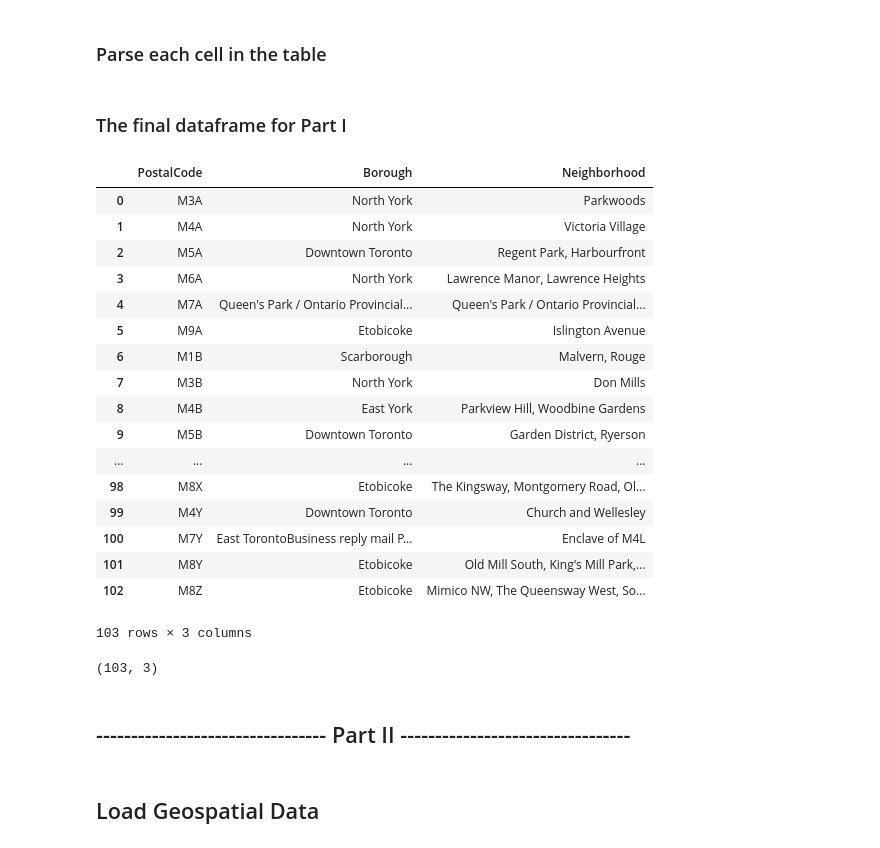
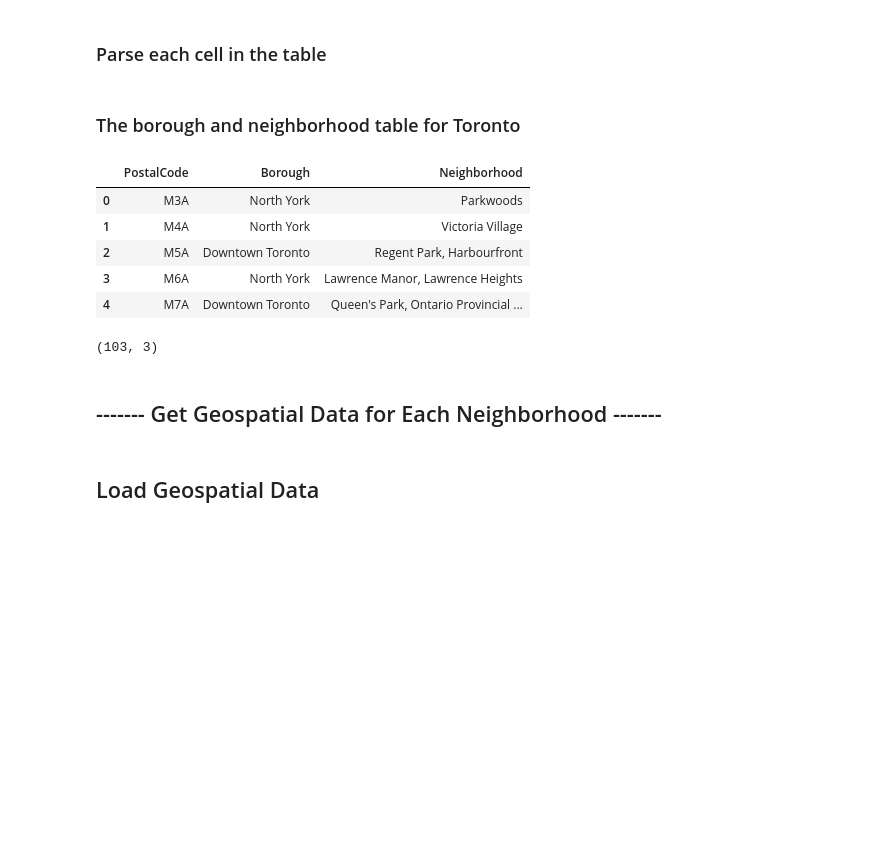
Before and after one commit to LangQian/Coursera_Capstone, a Jupyter notebook: Applied Data Science Capstone.ipynb, the cells around one changed output. Drawn from its saved outputs; the diff is of its cells as text; code cells hidden in the pictures; blank space fills up the shorter version.

```diff
--- a/Applied Data Science Capstone.ipynb
+++ b/Applied Data Science Capstone.ipynb
@@ -40,35 +45,23 @@ for index, row in postal_codes.iterrows():
                 # For neighborhoods string, replace " /" with ","
                 neighborhood = cell[neighborhood_begin + 1 : neighborhood_end].replace(' /', ',')
             neighborhoods = neighborhoods.append({'PostalCode': postal_code, 'Borough': borough, 'Neighborhood': neighborhood}, ignore_index=True)
-# %% [markdown]
-### The final dataframe for Part I
+# %% [markdown]
+### The borough and neighborhood table for Toronto
 # %%
-neighborhoods
+neighborhoods.head()
 # %% [output]
 |  | PostalCode | Borough | Neighborhood |
 | 0 | M3A | North York | Parkwoods |
 | 1 | M4A | North York | Victoria Village |
 | 2 | M5A | Downtown Toronto | Regent Park, Harbourfront |
 | 3 | M6A | North York | Lawrence Manor, Lawrence Heights |
-| 4 | M7A | Queen's Park / Ontario Provincial... | Queen's Park / Ontario Provincial... |
-| 5 | M9A | Etobicoke | Islington Avenue |
-| 6 | M1B | Scarborough | Malvern, Rouge |
-| 7 | M3B | North York | Don Mills |
-| 8 | M4B | East York | Parkview Hill, Woodbine Gardens |
-| 9 | M5B | Downtown Toronto | Garden District, Ryerson |
-| ... | ... | ... | ... |
-| 98 | M8X | Etobicoke | The Kingsway, Montgomery Road, Ol... |
-| 99 | M4Y | Downtown Toronto | Church and Wellesley |
-| 100 | M7Y | East TorontoBusiness reply mail P... | Enclave of M4L |
-| 101 | M8Y | Etobicoke | Old Mill South, King's Mill Park,... |
-| 102 | M8Z | Etobicoke | Mimico NW, The Queensway West, So... |
+| 4 | M7A | Downtown Toronto | Queen's Park, Ontario Provincial ... |
-103 rows × 3 columns
 # %%
 neighborhoods.shape
 # %% [output]
 (103, 3)
-# %% [markdown]
-## --------------------------------- Part II ---------------------------------
+# %% [markdown]
+## ------- Get Geospatial Data for Each Neighborhood -------
 # %% [markdown]
 ## Load Geospatial Data
 # %%
```
Also changed, not shown: parts of 78 cells of this notebook.
